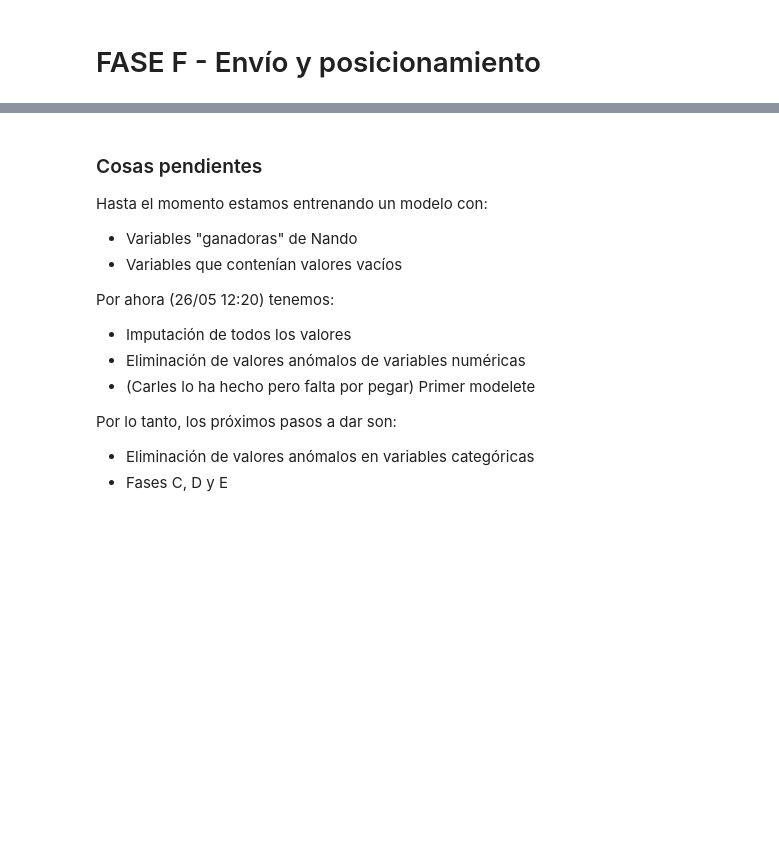
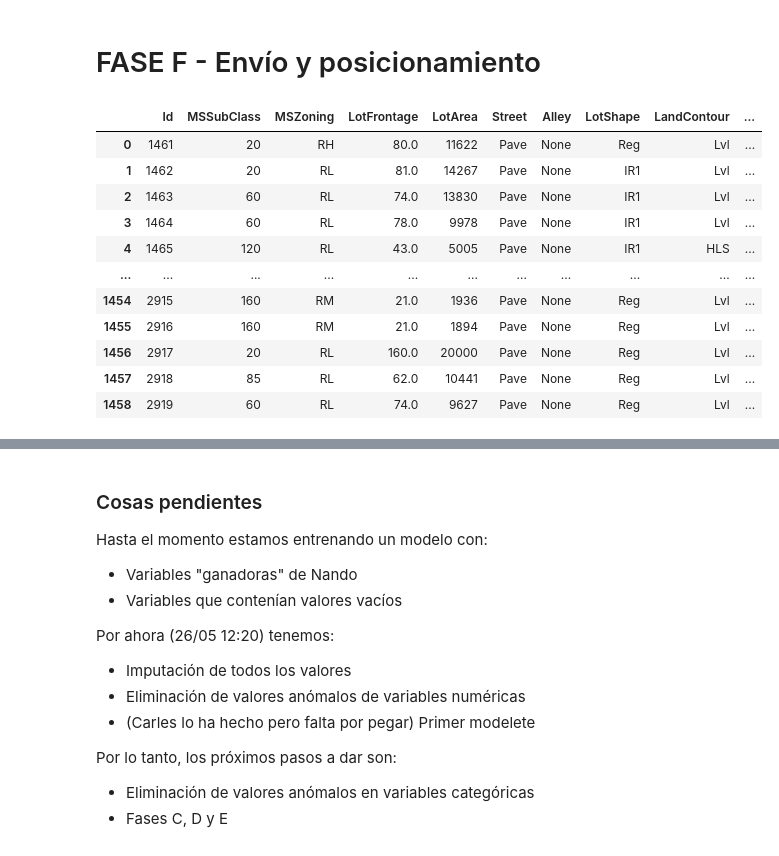
Before and after one commit to LLPB-pixel/TrabajoPrecioCasas, a Jupyter notebook: starting_model.ipynb, the cells around one changed output, grey strips where cells are left out. Cells and saved outputs as stored; diff of their text form; code cells hidden in the pictures; blank space fills up the shorter version.

```diff
--- a/starting_model.ipynb
+++ b/starting_model.ipynb
@@ -280,3 +361,20 @@ clean_df["SalePrice"] = np.log1p(clean_df["SalePrice"])
+# %%
+# Vamos a dividir el conjunto de barrios en 5 categorías
+nbh1 = nbh_list[0:3].index
+nbh2 = nbh_list[3:13].index
+nbh3 = nbh_list[13:19].index
+nbh4 = nbh_list[19:22].index
+nbh5 = nbh_list[22:25].index
+
+clean_df["nbh_very_rich"] = clean_df["Neighborhood"].isin(nbh1).astype(int)
+clean_df["nbh_rich"] = clean_df["Neighborhood"].isin(nbh2).astype(int)
+clean_df["nbh_normal"] = clean_df["Neighborhood"].isin(nbh3).astype(int)
+clean_df["nbh_poor"] = clean_df["Neighborhood"].isin(nbh4).astype(int)
+clean_df["nbh_very_poor"] = clean_df["Neighborhood"].isin(nbh5).astype(int)
+
+nbh_vbles_list = ["nbh_very_rich","nbh_rich","nbh_normal","nbh_poor","nbh_very_poor"]
+
+winner_var_list.remove("Neighborhood")
 # %% [markdown]
 # FASE C - Ingeniería de características
 Nando propone cuatro (TotalSF, Age, indicadores binarios y variables de interacción). En clase también propuso agrupar las vivendas por barrios.
@@ -413,2 +602,74 @@ Test set with tuned alphas:
 # %% [markdown]
 # FASE F - Envío y posicionamiento
+# %%
+### Lectura de datos
+
+kaggle_df = pd.read_csv("data/test.csv")
+
+for attr in kaggle_df.columns:
+    if((kaggle_df[attr].dtypes=="str") & (attr != "Electrical")):
+
+        # Los valores vacíos con significado quieren decir que no hay, por eso lo cambiamos por "None". Kaggle (1)
+        kaggle_df[attr] = kaggle_df[attr].fillna("None")
+        # Si no tiene signficado, solo hay Electrical y MasVnrType
+        if(attr=="MasVnrType"):
+            # Eliminamos columna MasVnrType
+            kaggle_df.drop(columns=attr, inplace=True)
+    elif(attr == "Electrical"):
+        pass
+    else:
+        # Tal y como dice Nando, lo mejor es la mediana para evitar problemas con outliers
+        kaggle_df[attr] =kaggle_df[attr].fillna(kaggle_df[attr].median())
+    i = i+1
+
+# LAS MISMAS TRANSFORMACIONES DE ARRIBA, SIMPLEMENTE CAMBIA EL DATAFRAME
+kaggle_df["nbh_very_rich"] = kaggle_df["Neighborhood"].isin(nbh1).astype(int)
+kaggle_df["nbh_rich"] = kaggle_df["Neighborhood"].isin(nbh2).astype(int)
+kaggle_df["nbh_normal"] = kaggle_df["Neighborhood"].isin(nbh3).astype(int)
+kaggle_df["nbh_poor"] = kaggle_df["Neighborhood"].isin(nbh4).astype(int)
+kaggle_df["nbh_very_poor"] = kaggle_df["Neighborhood"].isin(nbh5).astype(int)
+
+kaggle_df["TotalBsmtSF"] = np.sqrt(kaggle_df["TotalBsmtSF"])
+kaggle_df["1stFlrSF"] = np.log(kaggle_df["1stFlrSF"])
+kaggle_df["GrLivArea"] = np.log(kaggle_df["GrLivArea"])
+###kaggle_df["SalePrice"] = np.log1p(kaggle_df["SalePrice"])
+
+# Áreas total
+kaggle_df["TotalSF"] = kaggle_df["GrLivArea"] + kaggle_df["TotalBsmtSF"] + kaggle_df["GarageArea"]
+
+# Edad de la casa
+kaggle_df["Age"] = kaggle_df["YrSold"] - kaggle_df["YearBuilt"]
+kaggle_df["AgeRemod"] = kaggle_df["YrSold"] - kaggle_df["YearRemodAdd"]
+
+# Indicadores binarios
+kaggle_df["HasPool"] = kaggle_df["PoolArea"].apply(lambda x: 1 if x > 0 else 0)
+kaggle_df["Has2ndFloor"] = kaggle_df["2ndFlrSF"].apply(lambda x: 1 if x > 0 else 0)
+kaggle_df["IsRemodeled"] = (kaggle_df["YearRemodAdd"] != kaggle_df["YearBuilt"]).astype(int)
+kaggle_df["HasGarage"] = kaggle_df["GarageArea"].apply(lambda x: 1 if x > 0 else 0)
+
+# Variables de interacción
+kaggle_df["Qual_GrLivArea"] = kaggle_df["OverallQual"] * kaggle_df["GrLivArea"]
+
+# Transformación de valores ordenados a datos numéricos
+kaggle_df["BsmtQual"] = kaggle_df["BsmtQual"].map(qual_mapping)
+kaggle_df["KitchenQual"] = kaggle_df["KitchenQual"].map(qual_mapping)
+
+cols = [
+    "BsmtQual", "KitchenQual"
+]
+kaggle_df[cols] = kaggle_df[cols].fillna(kaggle_df[cols].median())
+
+kaggle_df
+# %% [output]
+|  | Id | MSSubClass | MSZoning | LotFrontage | LotArea | Street | Alley | LotShape | LandContour | ... |
+| 0 | 1461 | 20 | RH | 80.0 | 11622 | Pave | None | Reg | Lvl | ... |
+| 1 | 1462 | 20 | RL | 81.0 | 14267 | Pave | None | IR1 | Lvl | ... |
+| 2 | 1463 | 60 | RL | 74.0 | 13830 | Pave | None | IR1 | Lvl | ... |
+| 3 | 1464 | 60 | RL | 78.0 | 9978 | Pave | None | IR1 | Lvl | ... |
+| 4 | 1465 | 120 | RL | 43.0 | 5005 | Pave | None | IR1 | HLS | ... |
+| ... | ... | ... | ... | ... | ... | ... | ... | ... | ... | ... |
+| 1454 | 2915 | 160 | RM | 21.0 | 1936 | Pave | None | Reg | Lvl | ... |
+| 1455 | 2916 | 160 | RM | 21.0 | 1894 | Pave | None | Reg | Lvl | ... |
+| 1456 | 2917 | 20 | RL | 160.0 | 20000 | Pave | None | Reg | Lvl | ... |
+| 1457 | 2918 | 85 | RL | 62.0 | 10441 | Pave | None | Reg | Lvl | ... |
+| 1458 | 2919 | 60 | RL | 74.0 | 9627 | Pave | None | Reg | Lvl | ... |
```
Also changed, not shown: parts of 20 cells of this notebook, 3 other files.
